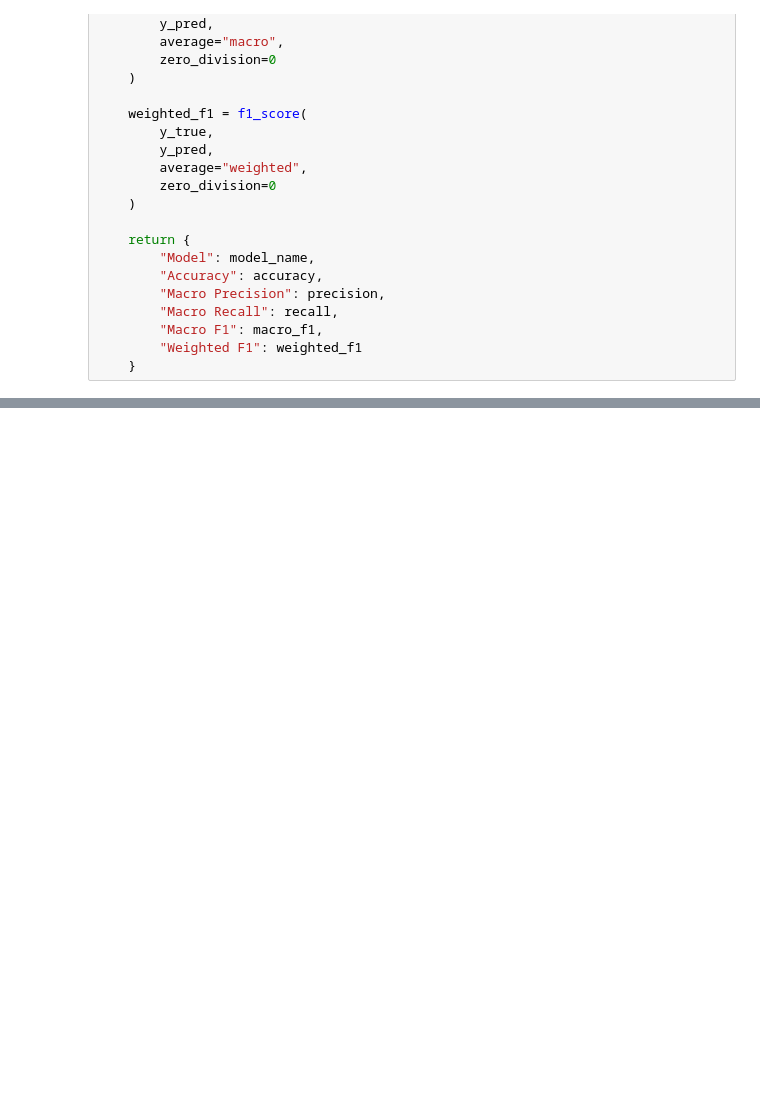
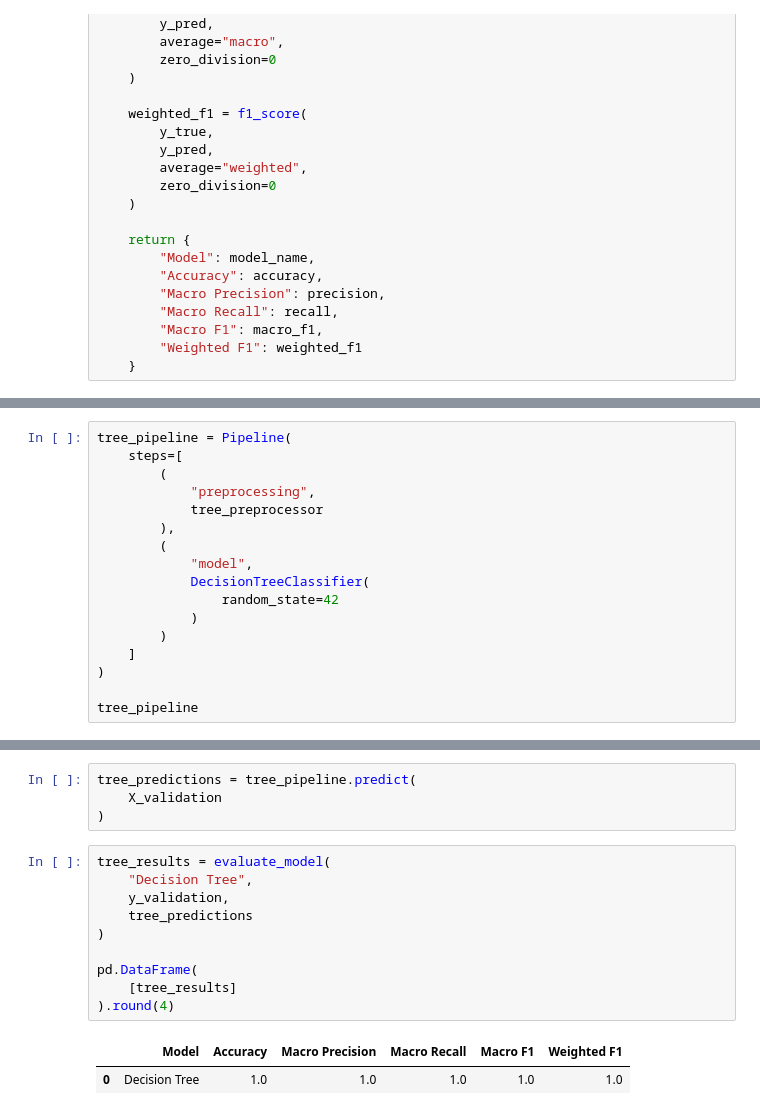
Before and after one commit to janithTG/AI-Group-Project-UW, a Jupyter notebook: notebooks/03_preprocessing_and_baseline_models.ipynb, the cells around one changed output, grey strips where cells are left out. Cells and saved outputs as stored; diff of their text form; blank space fills up the shorter version.

```diff
--- a/notebooks/03_preprocessing_and_baseline_models.ipynb
+++ b/notebooks/03_preprocessing_and_baseline_models.ipynb
@@ -546,0 +554,17 @@ plt.show()
+# %%
+tree_pipeline = Pipeline(
+    steps=[
+        (
+            "preprocessing",
+            tree_preprocessor
+        ),
+        (
+            "model",
+            DecisionTreeClassifier(
+                random_state=42
+            )
+        )
+    ]
+)
+
+tree_pipeline
@@ -546,0 +598,17 @@ plt.show()
+# %%
+tree_predictions = tree_pipeline.predict(
+    X_validation
+)
+# %%
+tree_results = evaluate_model(
+    "Decision Tree",
+    y_validation,
+    tree_predictions
+)
+
+pd.DataFrame(
+    [tree_results]
+).round(4)
+# %% [output]
+|  | Model | Accuracy | Macro Precision | Macro Recall | Macro F1 | Weighted F1 |
+| 0 | Decision Tree | 1.0 | 1.0 | 1.0 | 1.0 | 1.0 |
```
Also changed, not shown: parts of 17 cells of this notebook, 3 other files.
